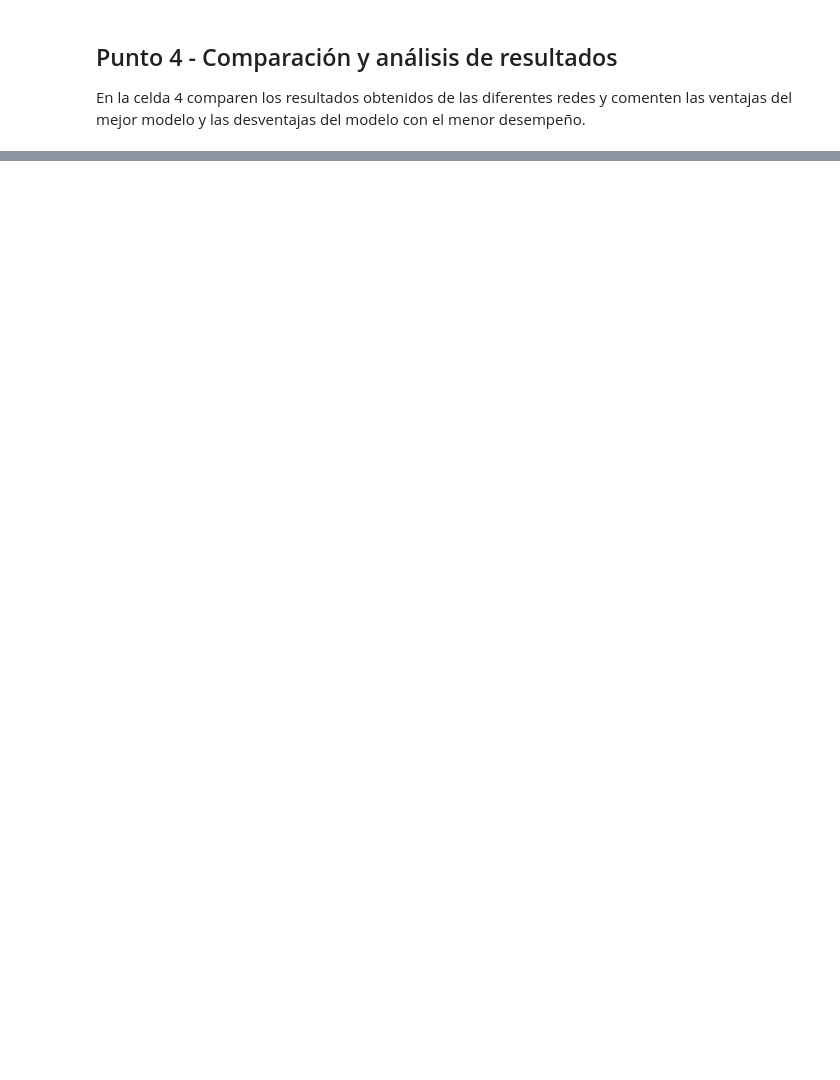
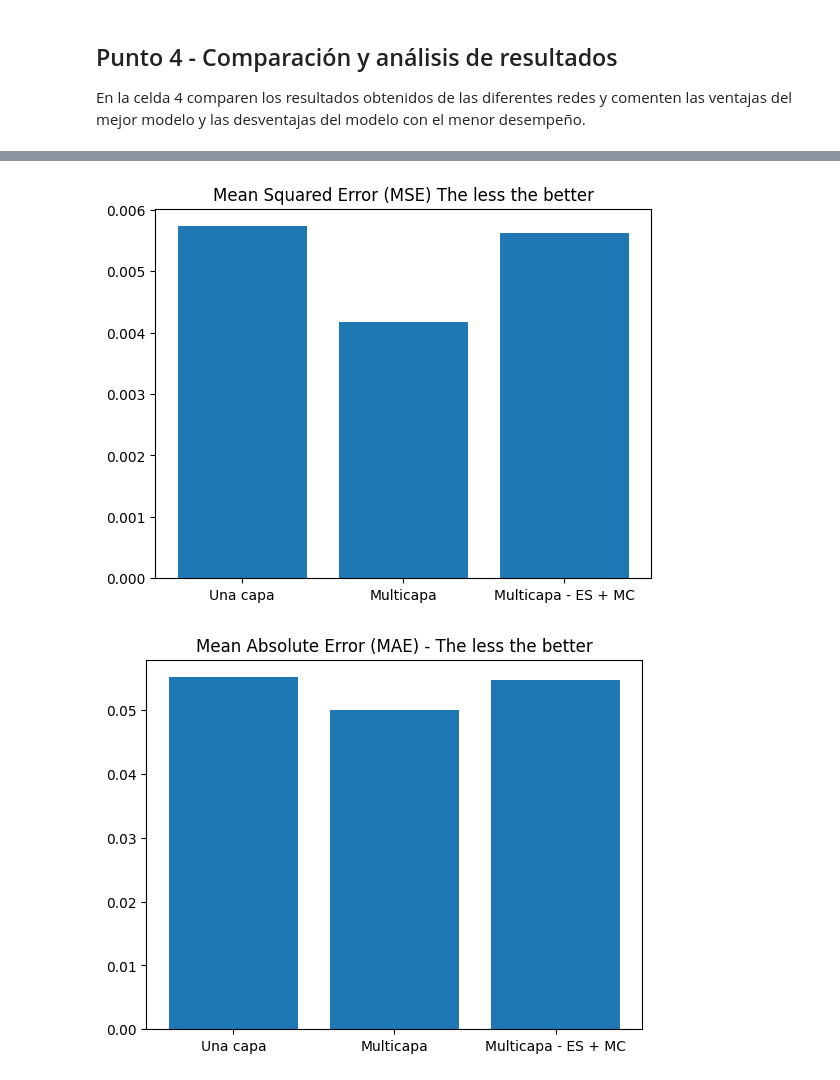
Before and after one commit to PhoenixDwarf/FORK-Inteligencia-artificial-computacion-U, a Jupyter notebook: Semana 7/Taller-Redes_Neuronales.ipynb, the cells around one changed output, grey strips where cells are left out. Saved outputs shown, nothing was run; the diff lists cells and outputs as text; code cells hidden in the pictures; blank space fills up the shorter version.

```diff
--- a/Semana 7/Taller-Redes_Neuronales.ipynb
+++ b/Semana 7/Taller-Redes_Neuronales.ipynb
@@ -165,0 +242,11 @@ En la celda 3 creen **una red neuronal con más de una capa con la librería Ker
+# %%
+# Definición de función de perdida. Se usa mean_squared_error dado que es un ejercicio de regresión
+model3.compile(optimizer='sgd', loss='mean_squared_error')
+# %%
+# Entrenamiento de la red neuronal con 50 épocas y early stopping
+model3.fit(X_train, Y_train,
+          verbose=True,
+          epochs=100,
+          batch_size=128,
+          validation_data=(X_test,Y_test),
+          callbacks=[best_model, early_stop])
@@ -171,0 +276,52 @@ En la celda 4 comparen los resultados obtenidos de las diferentes redes y coment
+# %%
+# Celda 4
+
+from sklearn.metrics import mean_squared_error, r2_score, mean_absolute_error
+
+models = [model1, model2, model3]
+
+statistics = []
+
+
+for idx, model in enumerate(models):
+    print(f"Model: {idx+1} - {'Una capa' if idx == 0 else 'Multicapa'} {'- Early Stopping + Model Checkpoint' if idx == 2 else ''}")
+    Y_pred = model.predict(X_test)
+    print("Mean Squared Error:", mean_squared_error(Y_test, Y_pred))
+    print("Mean Absolute Error (MAE):", mean_absolute_error(Y_test, Y_pred))
+    print("Mean Absolute Percentage Error (MAPE):", np.mean(np.abs((Y_test - Y_pred)/Y_test))*100)
+    print("R^2 Score:", r2_score(Y_test, Y_pred))
+    print()
+
+    statistics.append(
+        {
+            "mse": mean_squared_error(Y_test, Y_pred),
+            "mae": mean_absolute_error(Y_test, Y_pred),
+            "mape": np.mean(np.abs((Y_test - Y_pred)/Y_test))*100,
+            "score": r2_score(Y_test, Y_pred),
+        }
+    )
+
+MODEL1_NAME = "Una capa"
+MODEL2_NAME = "Multicapa"
+MODEL3_NAME = "Multicapa - ES + MC"
+
+fig, ax = plt.subplots()
+ax.set_title("Mean Squared Error (MSE) The less the better")
+ax.bar(x = [MODEL1_NAME, MODEL2_NAME, MODEL3_NAME], height = [statistics[0]["mse"], statistics[1]["mse"], statistics[2]["mse"]])
+plt.show()
+
+fig, ax = plt.subplots()
+ax.set_title("Mean Absolute Error (MAE) - The less the better")
+ax.bar(x = [MODEL1_NAME, MODEL2_NAME, MODEL3_NAME], height = [statistics[0]["mae"], statistics[1]["mae"], statistics[2]["mae"]])
+plt.show()
+
+fig, ax = plt.subplots()
+ax.set_title("Mean Absolute Percentage Error (MAPE) - The less the better")
+ax.bar(x = [MODEL1_NAME, MODEL2_NAME, MODEL3_NAME], height = [statistics[0]["mape"], statistics[1]["mape"], statistics[2]["mape"]])
+plt.show()
+
+fig, ax = plt.subplots()
+ax.set_title("R^2 Score - The higher the better")
+ax.bar(x = [MODEL1_NAME, MODEL2_NAME, MODEL3_NAME], height = [statistics[0]["score"], statistics[1]["score"], statistics[2]["score"]])
+plt.show()
+# %% [output]
@@ -171,0 +348,2 @@ En la celda 4 comparen los resultados obtenidos de las diferentes redes y coment
+[figure, added]
+[figure, added]
```
Also changed, not shown: parts of 17 cells of this notebook, 2 other files.
